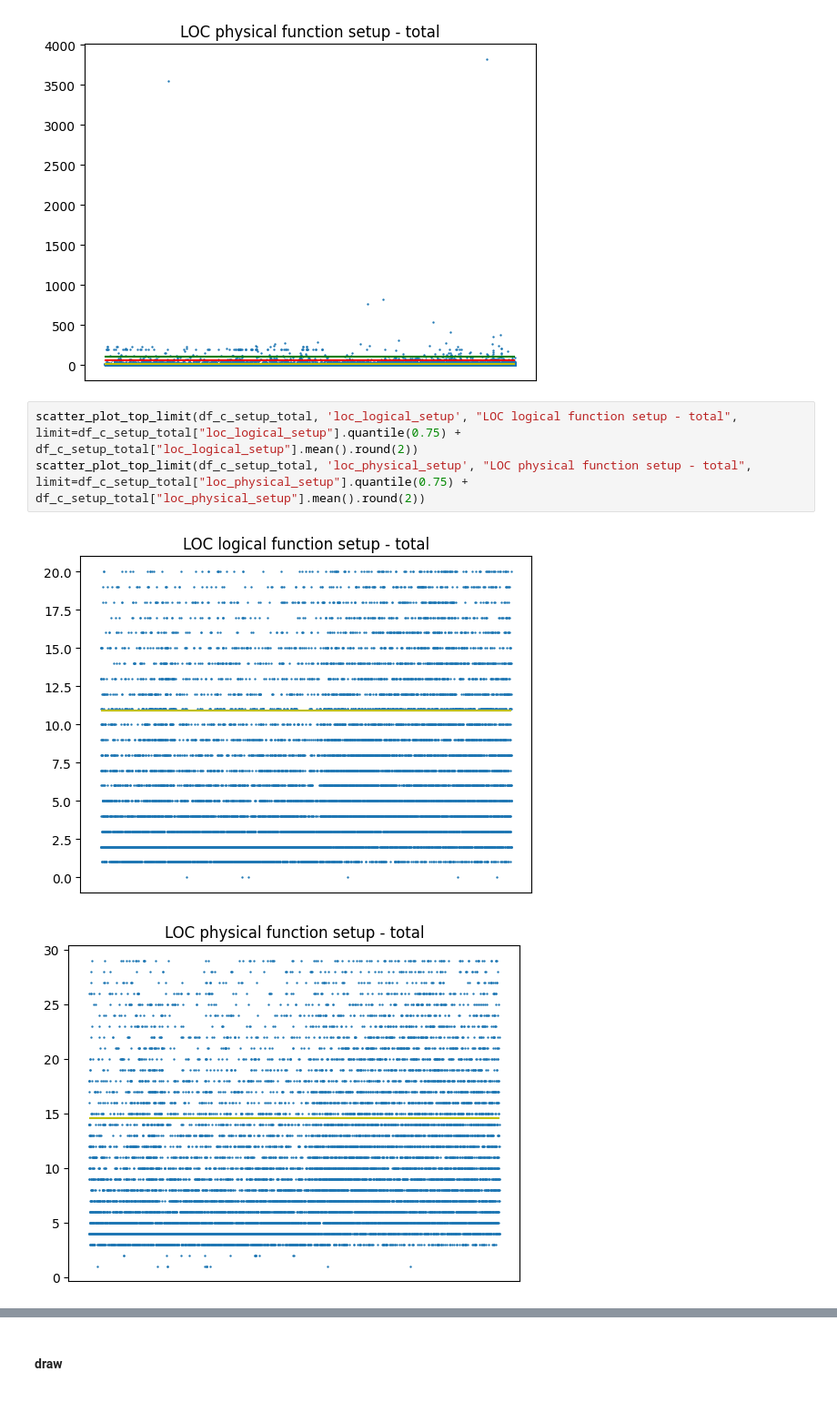
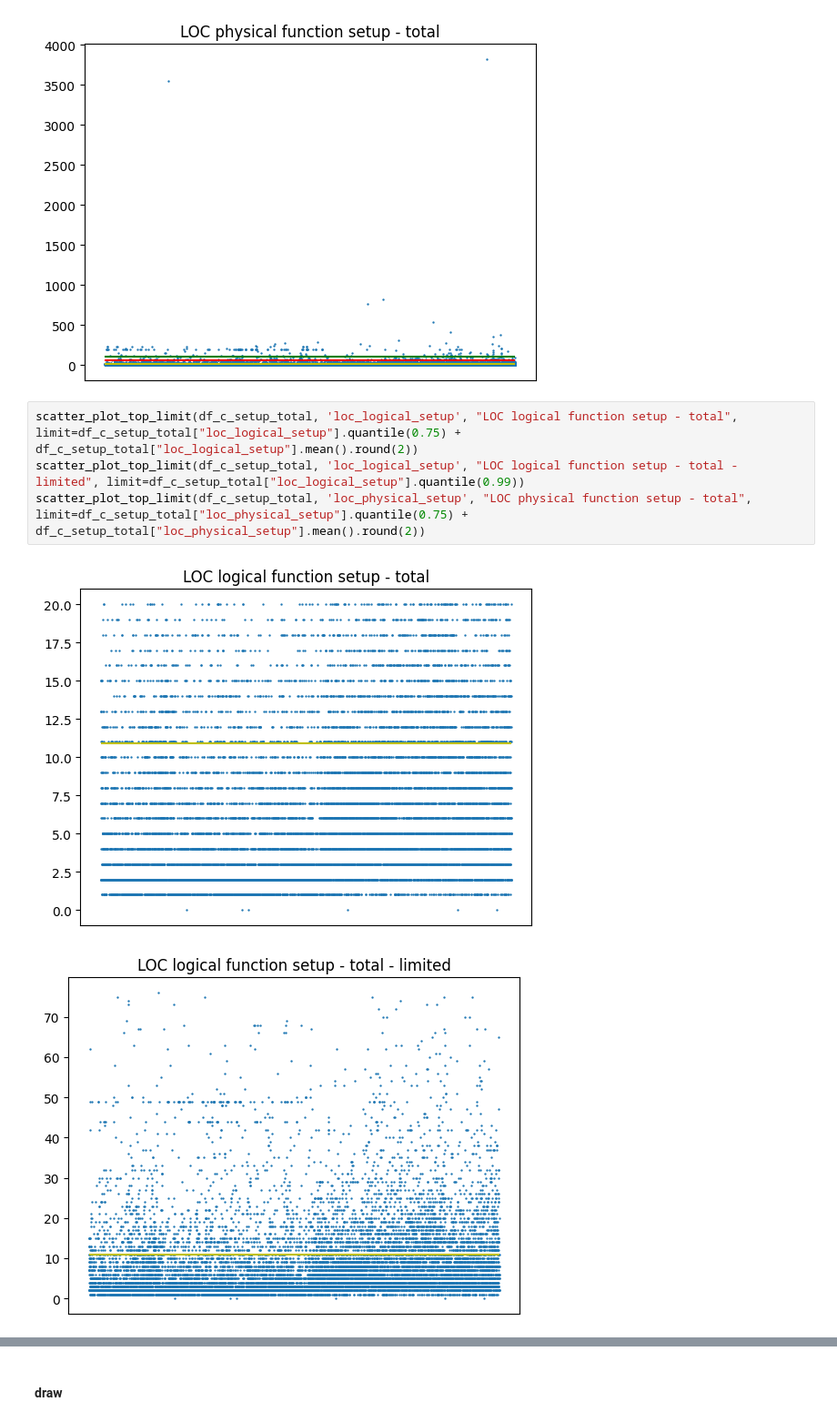
Before and after one commit to shantifabri/thesis-creative-coding, a Jupyter notebook: Jupyters/stats.ipynb, the cells around one changed output, grey strips where cells are left out. Shown at 91% size. Drawn from its saved outputs; the diff is of its cells as text.

Commit message:
update limited graphs stats

```diff
--- a/Jupyters/stats.ipynb
+++ b/Jupyters/stats.ipynb
@@ -819,7 +827,8 @@ scatter_plot(df_c_setup_total, 'loc_physical_setup', "LOC physical function setu
 [figure]
 # %%
 scatter_plot_top_limit(df_c_setup_total, 'loc_logical_setup', "LOC logical function setup - total", limit=df_c_setup_total["loc_logical_setup"].quantile(0.75) + df_c_setup_total["loc_logical_setup"].mean().round(2))
+scatter_plot_top_limit(df_c_setup_total, 'loc_logical_setup', "LOC logical function setup - total - limited", limit=df_c_setup_total["loc_logical_setup"].quantile(0.99))
 scatter_plot_top_limit(df_c_setup_total, 'loc_physical_setup', "LOC physical function setup - total", limit=df_c_setup_total["loc_physical_setup"].quantile(0.75) + df_c_setup_total["loc_physical_setup"].mean().round(2))
 # %% [output]
 [figure]
-[figure, old version]
+[figure, new version]
```
Also changed, not shown: parts of 8 cells of this notebook.
